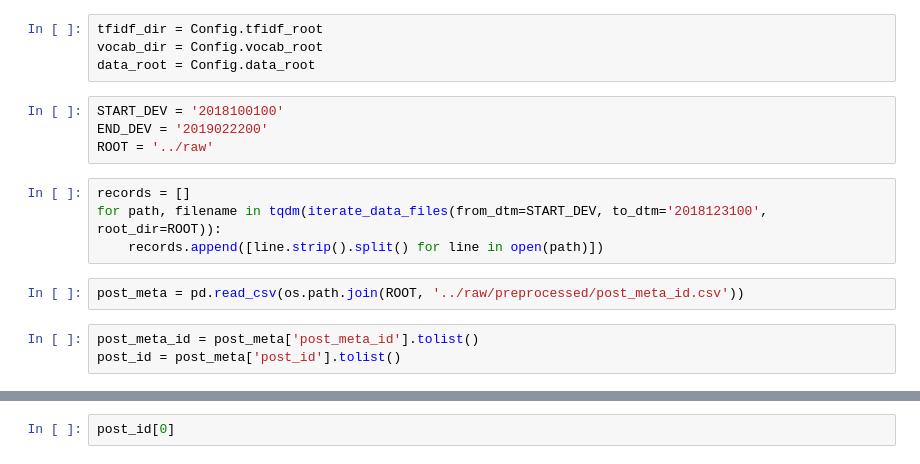
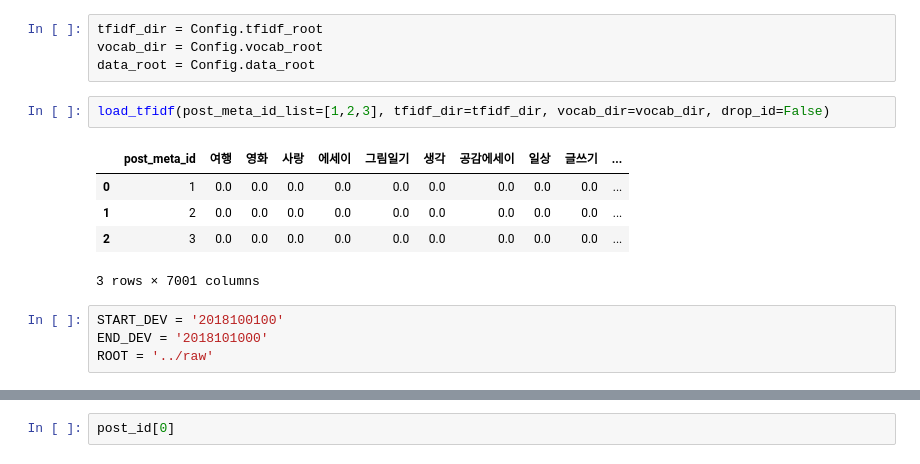
Before and after one commit to ilovemyminutes/KakaoBrunchRS, a Jupyter notebook: notebooks/Sketch - Contents-based RS.ipynb, the cells around one changed output, grey strips where cells are left out. Cells and saved outputs as stored; diff of their text form.

```diff
--- a/notebooks/Sketch - Contents-based RS.ipynb
+++ b/notebooks/Sketch - Contents-based RS.ipynb
@@ -19,16 +19,15 @@ from utils import iterate_data_files
 tfidf_dir = Config.tfidf_root
 vocab_dir = Config.vocab_root
 data_root = Config.data_root
+# %%
+load_tfidf(post_meta_id_list=[1,2,3], tfidf_dir=tfidf_dir, vocab_dir=vocab_dir, drop_id=False)
+# %% [output]
+|  | post_meta_id | 여행 | 영화 | 사랑 | 에세이 | 그림일기 | 생각 | 공감에세이 | 일상 | 글쓰기 | ... |
+| 0 | 1 | 0.0 | 0.0 | 0.0 | 0.0 | 0.0 | 0.0 | 0.0 | 0.0 | 0.0 | ... |
+| 1 | 2 | 0.0 | 0.0 | 0.0 | 0.0 | 0.0 | 0.0 | 0.0 | 0.0 | 0.0 | ... |
+| 2 | 3 | 0.0 | 0.0 | 0.0 | 0.0 | 0.0 | 0.0 | 0.0 | 0.0 | 0.0 | ... |
+3 rows × 7001 columns
 # %%
 START_DEV = '2018100100'
-END_DEV = '2019022200'
+END_DEV = '2018101000'
 ROOT = '../raw'
-# %%
-records = []
-for path, filename in tqdm(iterate_data_files(from_dtm=START_DEV, to_dtm='2018123100', root_dir=ROOT)):
-    records.append([line.strip().split() for line in open(path)])
-# %%
-post_meta = pd.read_csv(os.path.join(ROOT, '../raw/preprocessed/post_meta_id.csv'))
-# %%
-post_meta_id = post_meta['post_meta_id'].tolist()
-post_id = post_meta['post_id'].tolist()
```
Also changed, not shown: parts of 8 cells of this notebook, 3 other files.
